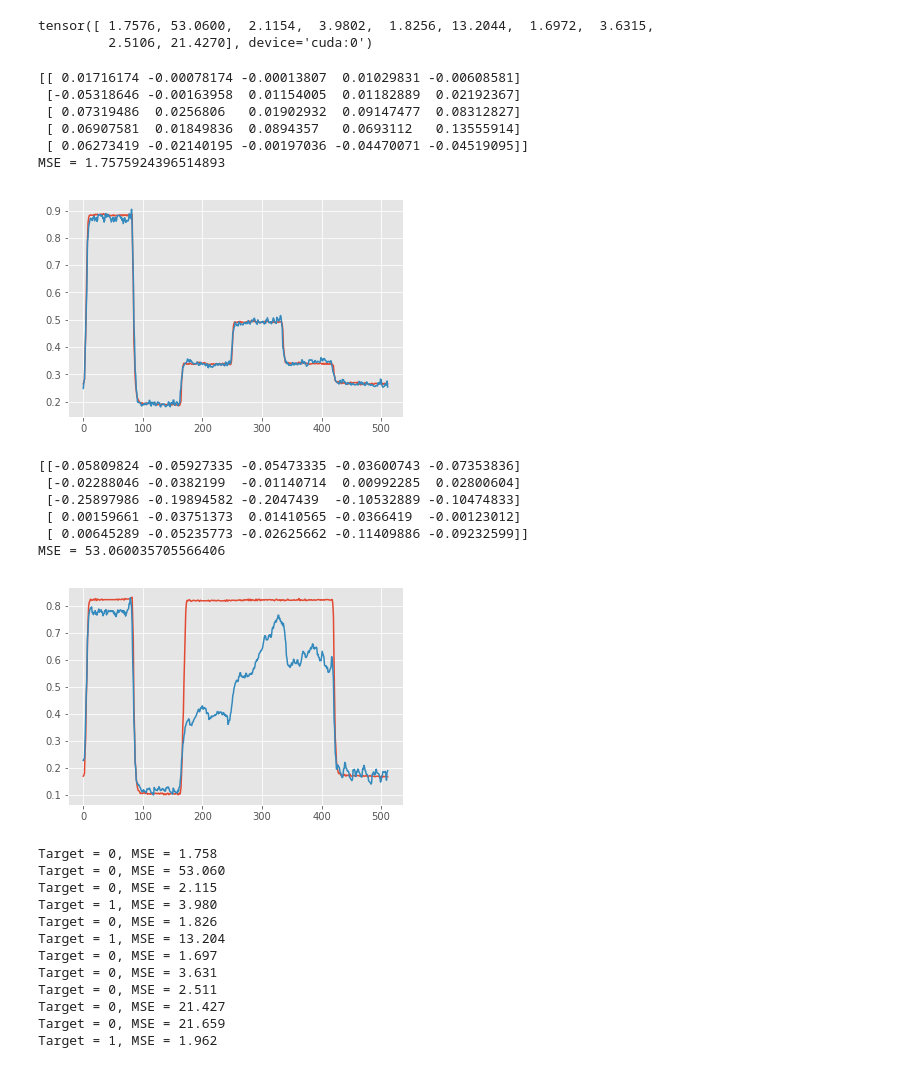
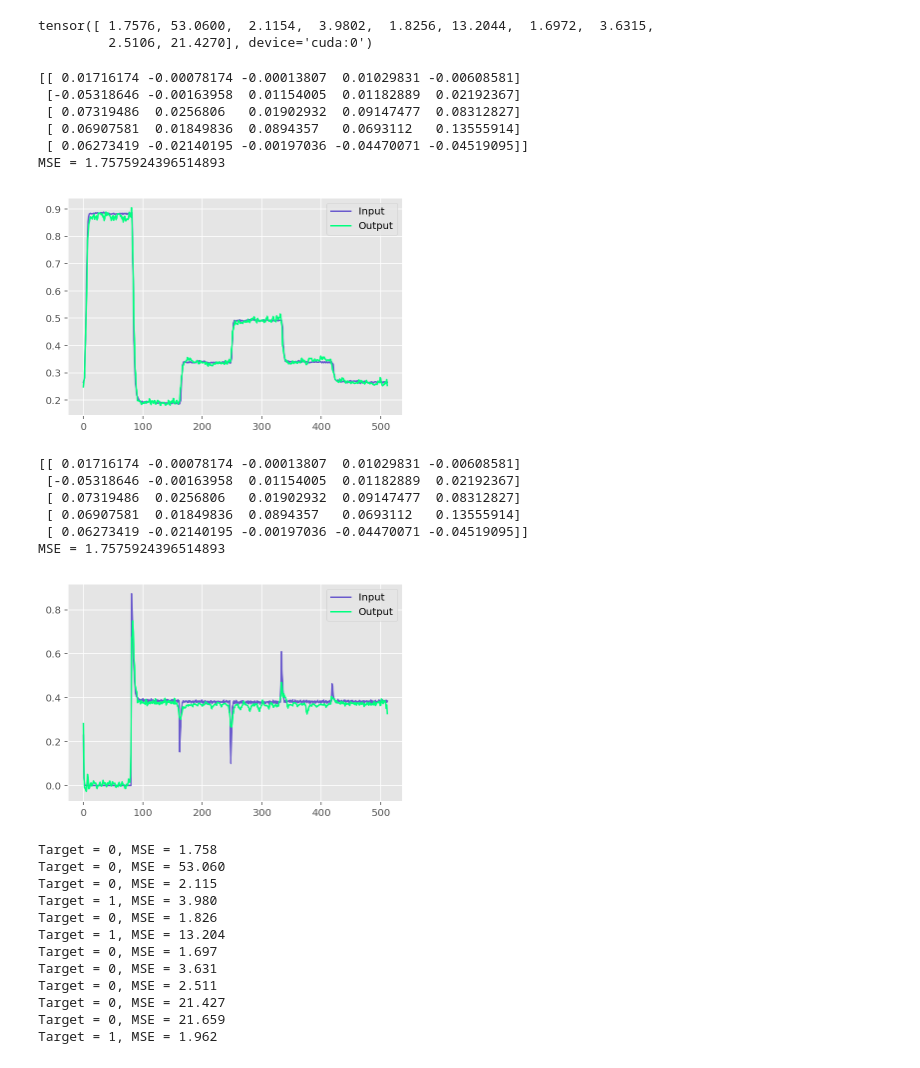
Before and after one commit to mttmac/glance, a Jupyter notebook: VAE_MSE_classification.ipynb, the cells around one changed output. Drawn from its saved outputs; the diff is of its cells as text; code cells hidden in the pictures.

Commit message:
Complete visualizations needed

```diff
--- a/VAE_MSE_classification.ipynb
+++ b/VAE_MSE_classification.ipynb
@@ -115,8 +116,9 @@ tensor([ 1.7576, 53.0600,  2.1154,  3.9802,  1.8256, 13.2044,  1.6972,  3.6315,
 idx = 0
 sample = data[idx, :, :].cpu().numpy()
 gen_sample = gen_data[idx, :, :].cpu().numpy()
-plt.plot(sample[0, :])
-plt.plot(gen_sample[0, :])
+plt.plot(sample[0, :], label='Input', c='slateblue')
+plt.plot(gen_sample[0, :], label='Output', c='springgreen')
+plt.legend()
 print(sample[:5, :5] - gen_sample[:5, :5])
 print(f"MSE = {np.power((sample - gen_sample), 2).sum() / 2}")
 # %% [output]
@@ -126,23 +128,24 @@ print(f"MSE = {np.power((sample - gen_sample), 2).sum() / 2}")
  [ 0.06907581  0.01849836  0.0894357   0.0693112   0.13555914]
  [ 0.06273419 -0.02140195 -0.00197036 -0.04470071 -0.04519095]]
 MSE = 1.7575924396514893
-[figure, old version]
+[figure, new version]
 # %%
-idx = 1
+idx = 0
 sample = data[idx, :, :].cpu().numpy()
 gen_sample = gen_data[idx, :, :].cpu().numpy()
-plt.plot(sample[0, :])
-plt.plot(gen_sample[0, :])
+plt.plot(sample[1, :], label='Input', c='slateblue')
+plt.plot(gen_sample[1, :], label='Output', c='springgreen')
+plt.legend()
 print(sample[:5, :5] - gen_sample[:5, :5])
 print(f"MSE = {np.power((sample - gen_sample), 2).sum() / 2}")
 # %% [output]
-[[-0.05809824 -0.05927335 -0.05473335 -0.03600743 -0.07353836]
- [-0.02288046 -0.0382199  -0.01140714  0.00992285  0.02800604]
- [-0.25897986 -0.19894582 -0.2047439  -0.10532889 -0.10474833]
- [ 0.00159661 -0.03751373  0.01410565 -0.0366419  -0.00123012]
- [ 0.00645289 -0.05235773 -0.02625662 -0.11409886 -0.09232599]]
-MSE = 53.060035705566406
+[[ 0.01716174 -0.00078174 -0.00013807  0.01029831 -0.00608581]
+ [-0.05318646 -0.00163958  0.01154005  0.01182889  0.02192367]
+ [ 0.07319486  0.0256806   0.01902932  0.09147477  0.08312827]
+ [ 0.06907581  0.01849836  0.0894357   0.0693112   0.13555914]
+ [ 0.06273419 -0.02140195 -0.00197036 -0.04470071 -0.04519095]]
+MSE = 1.7575924396514893
-[figure, old version]
+[figure, new version]
 # %%
 err = np.zeros(targets.shape)
 for i, target in enumerate(targets):
```
Also changed, not shown: parts of 9 cells of this notebook, 1 other file.
